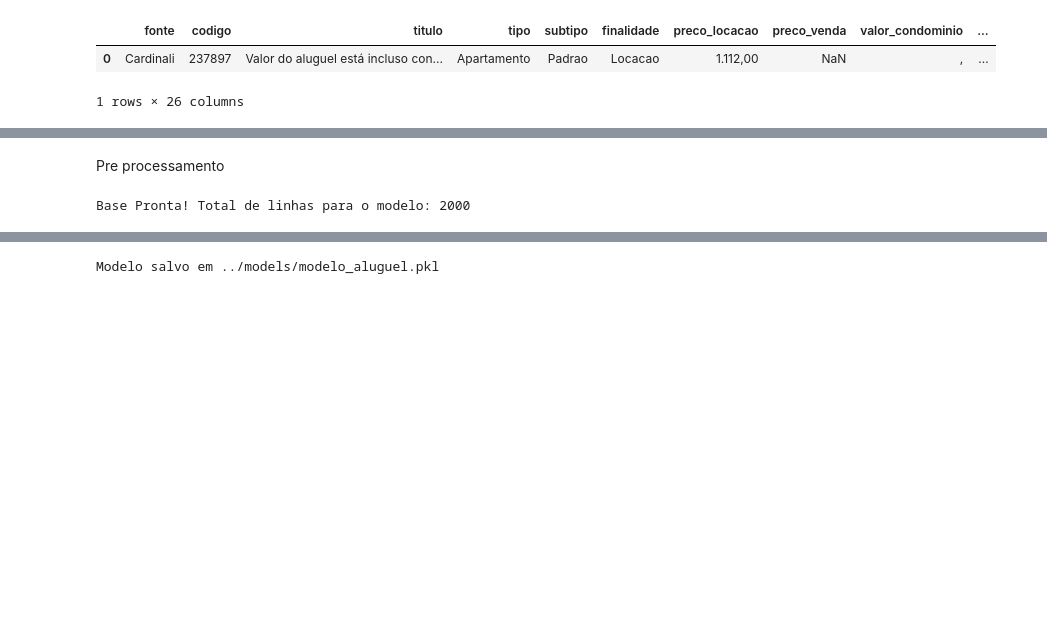
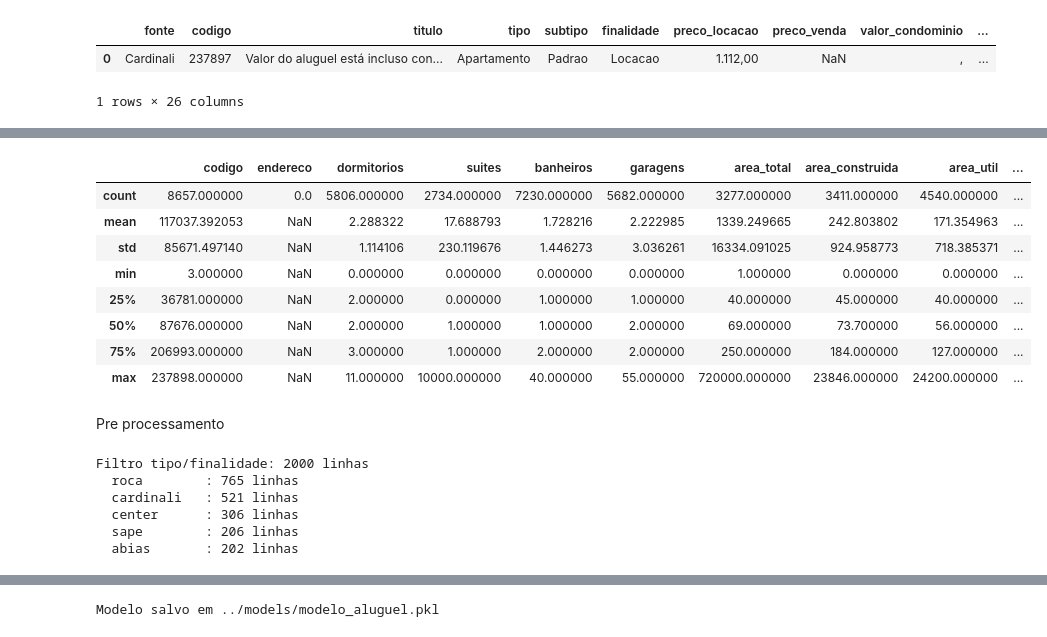
Before and after one commit to decker12w/am, a Jupyter notebook: pre_processing/notebook.ipynb, the cells around one changed output, grey strips where cells are left out. Cells and saved outputs as stored; diff of their text form; code cells hidden in the pictures; blank space fills up the shorter version.

```diff
--- a/pre_processing/notebook.ipynb
+++ b/pre_processing/notebook.ipynb
@@ -40,3 +67,15 @@ total:     8657 linhas
+# %%
+df.describe()
+# %% [output]
+|  | codigo | endereco | dormitorios | suites | banheiros | garagens | area_total | area_construida | area_util | ... |
+| count | 8657.000000 | 0.0 | 5806.000000 | 2734.000000 | 7230.000000 | 5682.000000 | 3277.000000 | 3411.000000 | 4540.000000 | ... |
+| mean | 117037.392053 | NaN | 2.288322 | 17.688793 | 1.728216 | 2.222985 | 1339.249665 | 242.803802 | 171.354963 | ... |
+| std | 85671.497140 | NaN | 1.114106 | 230.119676 | 1.446273 | 3.036261 | 16334.091025 | 924.958773 | 718.385371 | ... |
+| min | 3.000000 | NaN | 0.000000 | 0.000000 | 0.000000 | 0.000000 | 1.000000 | 0.000000 | 0.000000 | ... |
+| 25% | 36781.000000 | NaN | 2.000000 | 0.000000 | 1.000000 | 1.000000 | 40.000000 | 45.000000 | 40.000000 | ... |
+| 50% | 87676.000000 | NaN | 2.000000 | 1.000000 | 1.000000 | 2.000000 | 69.000000 | 73.700000 | 56.000000 | ... |
+| 75% | 206993.000000 | NaN | 3.000000 | 1.000000 | 2.000000 | 2.000000 | 250.000000 | 184.000000 | 127.000000 | ... |
+| max | 237898.000000 | NaN | 11.000000 | 10000.000000 | 40.000000 | 55.000000 | 720000.000000 | 23846.000000 | 24200.000000 | ... |
 # %% [markdown]
 Pre processamento
 # %%
@@ -60,12 +99,13 @@ if 'tipo' in df.columns:
     df['tipo'] = df['tipo'].replace({'apartamentos': 'apartamento', 'casas': 'casa'})
     df = df[df['tipo'].isin(['apartamento', 'casa'])]
 
-# # Excluir imóveis da Cardinali
-# if 'fonte' in df.columns:
-#     df = df[df['fonte'] != 'cardinali']
-#     # Remover a coluna fonte
-#     df = df.drop(columns=['fonte'])
-
-print(f"Base Pronta! Total de linhas para o modelo: {len(df)}")
+print(f"Filtro tipo/finalidade: {len(df)} linhas")
+for fonte, qtd in df['fonte'].value_counts().items():
+    print(f"  {fonte:12s}: {qtd} linhas")
 # %% [output]
-Base Pronta! Total de linhas para o modelo: 2000
+Filtro tipo/finalidade: 2000 linhas
+  roca        : 765 linhas
+  cardinali   : 521 linhas
+  center      : 306 linhas
+  sape        : 206 linhas
+  abias       : 202 linhas
```
Also changed, not shown: parts of 20 cells of this notebook, 16 other files.
